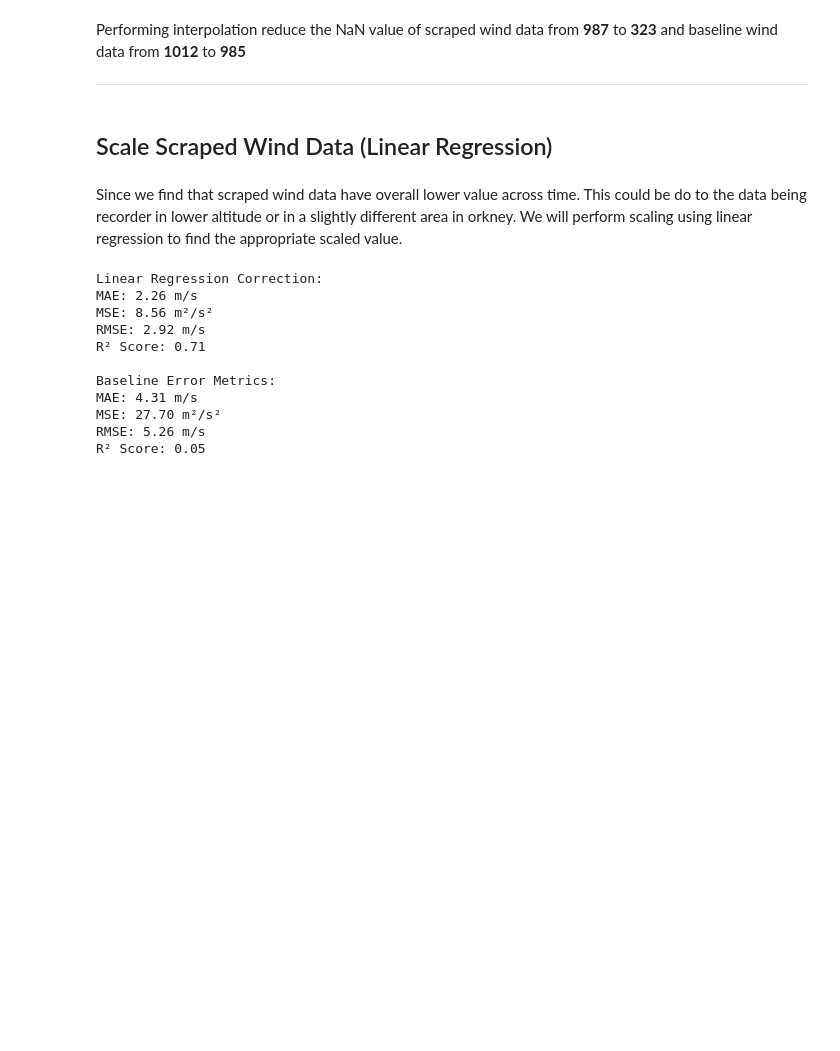
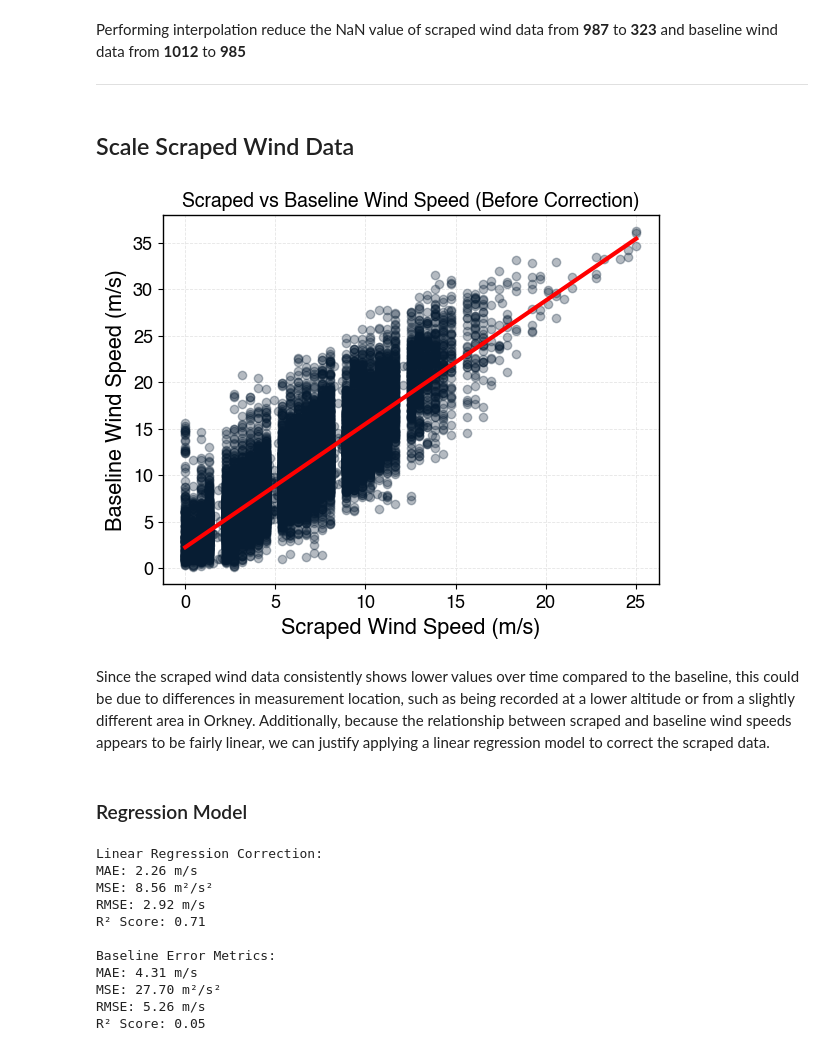
Before and after one commit to ryanabsar/AIB-Capstone-Project, a Jupyter notebook: 02_notebooks/96_Turbine_Analysis.ipynb, the cells around one changed output. Cells and saved outputs as stored; diff of their text form; code cells hidden in the pictures; blank space fills up the shorter version.

```diff
--- a/02_notebooks/96_Turbine_Analysis.ipynb
+++ b/02_notebooks/96_Turbine_Analysis.ipynb
@@ -498,9 +498,27 @@ Performing interpolation reduce the NaN value of scraped wind data from **987**
 
 ---
 # %% [markdown]
-## Scale Scraped Wind Data (Linear Regression)
+## Scale Scraped Wind Data
+# %%
+sns.regplot(
+    data=ts_combined_2017,
+    x='Scrape_wind_ms',
+    y='Baseline_wind_ms',
+    scatter_kws={'alpha': 0.3},
+    line_kws={'color': 'red'},
+)
+
+plt.xlabel('Scraped Wind Speed (m/s)')
+plt.ylabel('Baseline Wind Speed (m/s)')
+plt.title('Scraped vs Baseline Wind Speed (Before Correction)')
+plt.grid(True)
+plt.show()
+# %% [output]
+[figure, added]
 # %% [markdown]
-Since we find that scraped wind data have overall lower value across time. This could be do to the data being recorder in lower altitude or in a slightly different area in orkney. We will perform scaling using linear regression to find the appropriate scaled value.
+Since the scraped wind data consistently shows lower values over time compared to the baseline, this could be due to differences in measurement location, such as being recorded at a lower altitude or from a slightly different area in Orkney. Additionally, because the relationship between scraped and baseline wind speeds appears to be fairly linear, we can justify applying a linear regression model to correct the scraped data.
+# %% [markdown]
+### Regression Model
 # %%
 # Drop rows with missing values for training
 df_clean = ts_combined_2017.dropna(subset=['Scrape_wind_ms', 'Baseline_wind_ms'])
```
Also changed, not shown: parts of 6 cells of this notebook, 1 other file.
